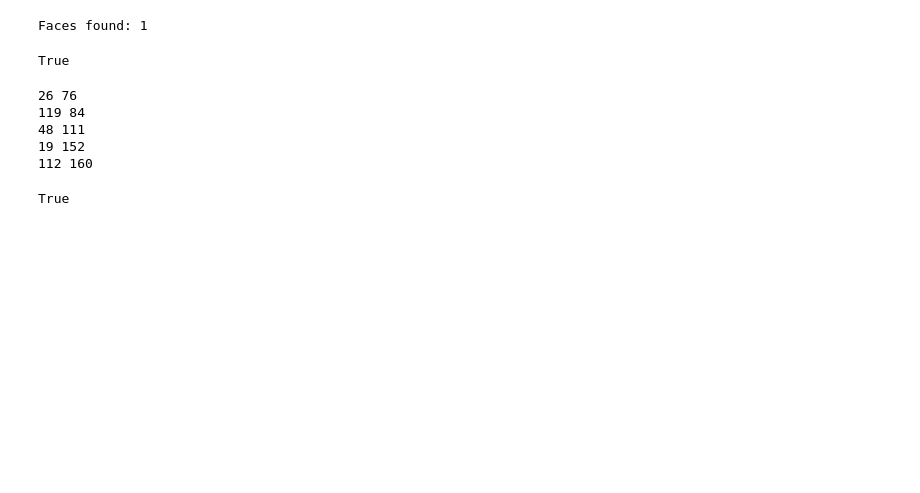
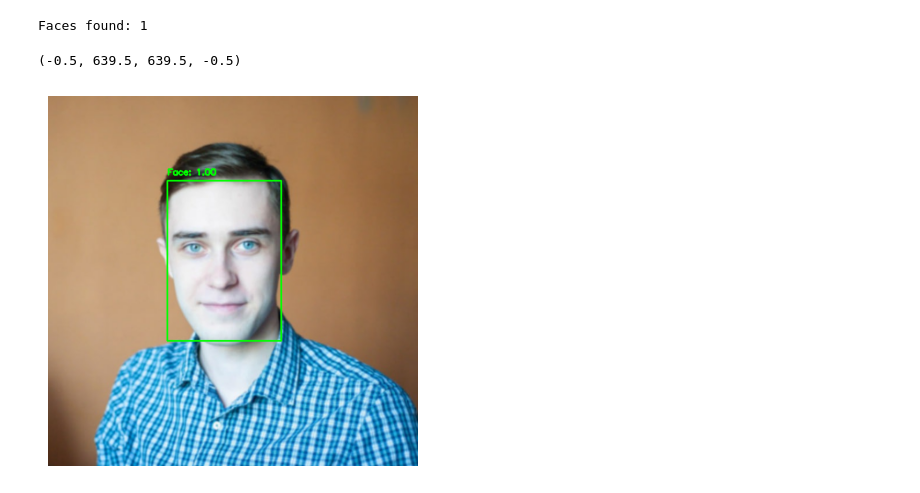
Before and after one commit to moevm/mse1h2026-proc-gaze, a Jupyter notebook: tracking/research/main.ipynb, the cells around one changed output. Cells and saved outputs as stored; diff of their text form; code cells hidden in the pictures; blank space fills up the shorter version.

Commit message:
feat: added output images

```diff
--- a/tracking/research/main.ipynb
+++ b/tracking/research/main.ipynb
@@ -25,13 +23,16 @@ model_h, model_w = input_shape[2], input_shape[3]
 import cv2
 import numpy as np
 
-INPUT_IMG_PTH  = r"images/img.png"
+INPUT_IMG_PTH  = r"images/mark.jpg"
 OUTPUT_IMG_PTH = r"images/result.png"
 
 img = cv2.imread(INPUT_IMG_PTH)
 initial_height, initial_width = img.shape[:2]
 
-resized = cv2.resize(img, (model_w, model_h))
+face_detection_input_shape = compiled_face_detection_model.input(0).shape
+detection_h, detection_w = face_detection_input_shape[2], face_detection_input_shape[3]
+
+resized = cv2.resize(img, (detection_w, detection_h))
 input_image = cv2.cvtColor(resized, cv2.COLOR_BGR2RGB)
 input_image = np.transpose(input_image, (2, 0, 1)) # C W H
 input_image = np.expand_dims(input_image, axis=0) # N C W H
@@ -51,10 +52,11 @@ for _, _, confidence, x_min, y_min, x_max, y_max in output:
     x_min, y_min = int(x_min * initial_width), int(y_min * initial_height)
     x_max, y_max = int(x_max * initial_width), int(y_max * initial_height)
 
+    cropped = np.copy(img[y_min:y_max, x_min:x_max])
+    cropped_faces.append(cropped)
+
     color = (0, 255, 0) # green, BGR
     cv2.rectangle(img, (x_min, y_min), (x_max, y_max), color, thickness=2)
-    cropped_face = img[y_min:y_max, x_min:x_max]
-    cropped_faces.append(cropped_face)
 
     label = f"Face: {confidence:.2f}"
     cv2.putText(img, label, (x_min, y_min - 10),
@@ -62,10 +64,18 @@ for _, _, confidence, x_min, y_min, x_max, y_max in output:
     faces_count += 1
 
 print(f"Faces found: {faces_count}")
-cv2.imwrite(OUTPUT_IMG_PTH, img)
 # %% [output]
 Faces found: 1
-True
+# %%
+import matplotlib.pyplot as plt
+
+rbg_img = cv2.cvtColor(img, cv2.COLOR_BGR2RGB)
+
+plt.imshow(rbg_img)
+plt.axis("off")
+# %% [output]
+(-0.5, 639.5, 639.5, -0.5)
+[figure, added]
 # %%
 facial_landmarks_model = core.read_model(FACIAL_LANDMARKS_MODEL_PTH)
 compiled_landmarks_model = core.compile_model(facial_landmarks_model, "CPU")
@@ -82,18 +92,11 @@ input_image = np.expand_dims(input_image, axis=0)
 results = compiled_landmarks_model(input_image)
 output = results[compiled_landmarks_model.output(0)].squeeze()
 # %%
+face_copy = np.copy(face)
 for i in range(0, len(output), 2):
     x, y = int(output[i] * initial_width), int(output[i+1] * initial_height)
 
     color = (0, 0, 255)
-    print(x, y)
-    cv2.circle(face1, (x, y), 1, color, 10)
-
-cv2.imwrite(OUTPUT_IMG_PTH, face1)
+    cv2.circle(face_copy, (x, y), 2, color, 2)
+    label = f"{i}"
+    cv2.putText(face_copy, label, (x, y - 10), cv2.FONT_HERSHEY_SIMPLEX, 0.5, color, 1)
-# %% [output]
-26 76
-119 84
-48 111
-19 152
-112 160
-True
```
Also changed, not shown: parts of 16 cells of this notebook.
